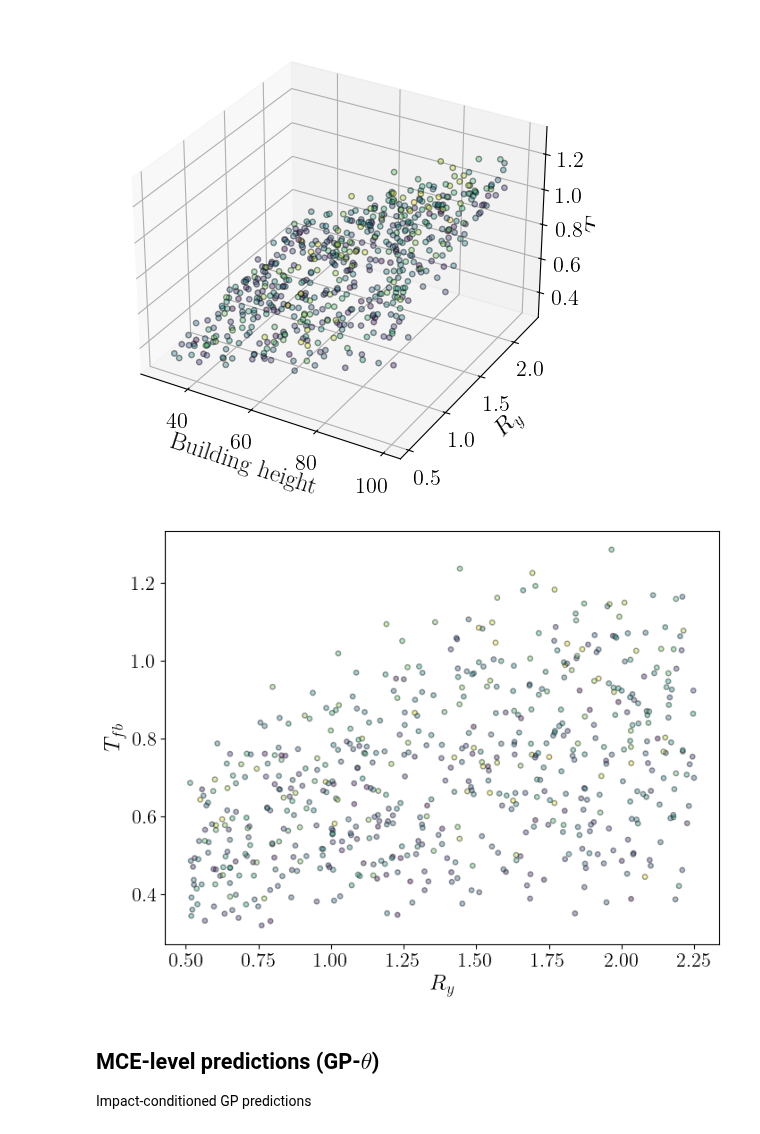
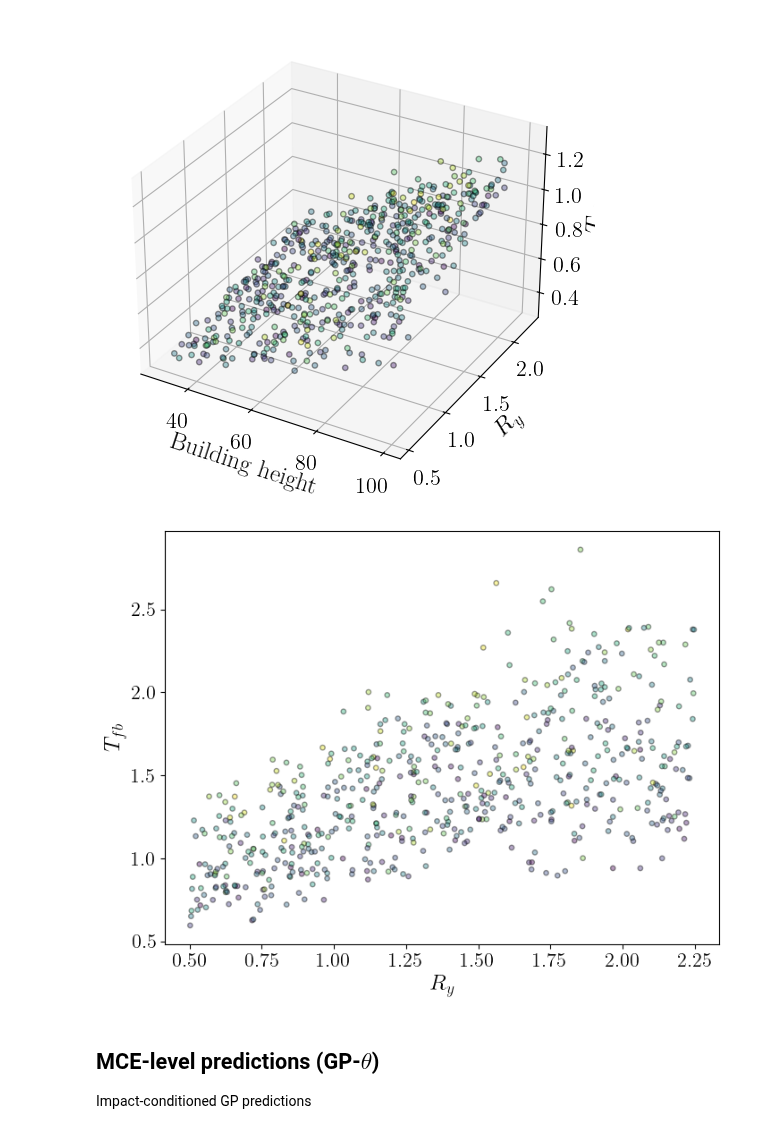
Before and after one commit to hgp297/isol-sys-database, a Jupyter notebook: src/analyses/time_anly.ipynb, the cells around one changed output. Drawn from its saved outputs; the diff is of its cells as text; code cells hidden in the pictures.

```diff
--- a/src/analyses/time_anly.ipynb
+++ b/src/analyses/time_anly.ipynb
@@ -123,20 +123,20 @@ plt.show()
 # %%
 plt.rcParams["text.usetex"] = True
 plt.rcParams["font.family"] = "serif"
 plt.rcParams["mathtext.fontset"] = "dejavuserif"
 
 fig = plt.figure(figsize=(8,6))
 ax = fig.add_subplot(1, 1, 1)
 # df_plot = df_doe[df_doe['impacted'] == 1]
-df_plot = df_cbf.copy()
+df_plot = df_mf.copy()
 ax.scatter(df_plot['RI'], df_plot['T_fb'], c=df_plot['T_m'], alpha=0.4, edgecolors='black', s=15)
 ax.set_ylabel('$T_{fb}$', fontsize=axis_font)
 ax.set_xlabel('$R_y$', fontsize=axis_font)
 # ax.set_xlim([0, 0.1])
 # ax.set_ylim([0, 0.2])
 plt.show()
 # %% [output]
-[figure, old version]
+[figure, new version]
 # %% [markdown]
 ## MCE-level predictions (GP-$\theta$)
 
```
Also changed, not shown: parts of 10 cells of this notebook.
